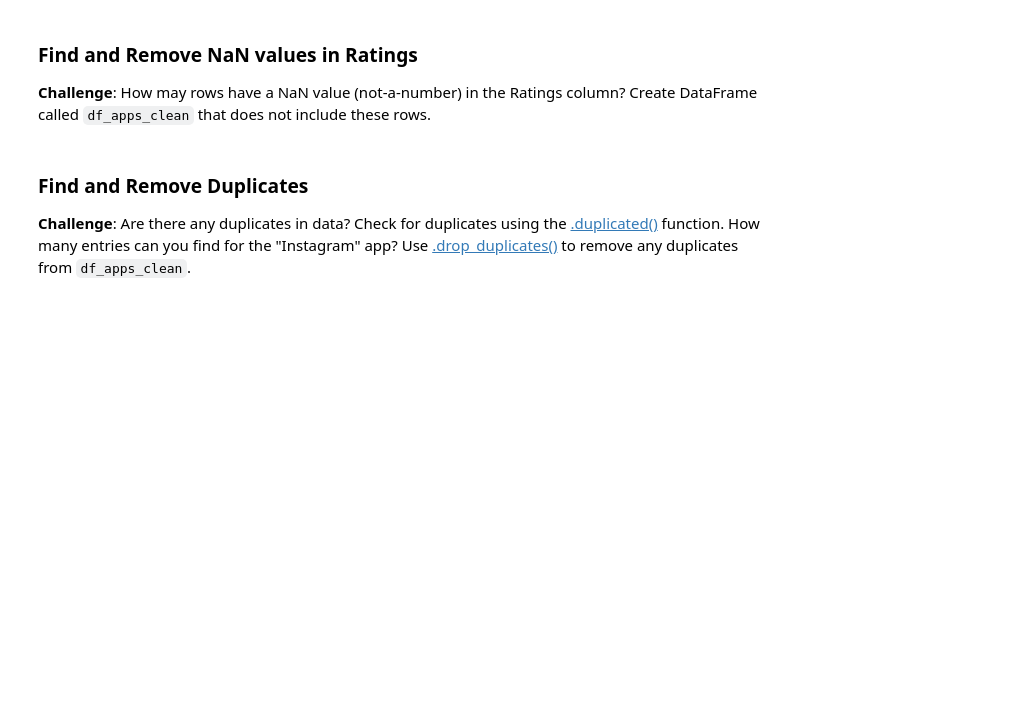
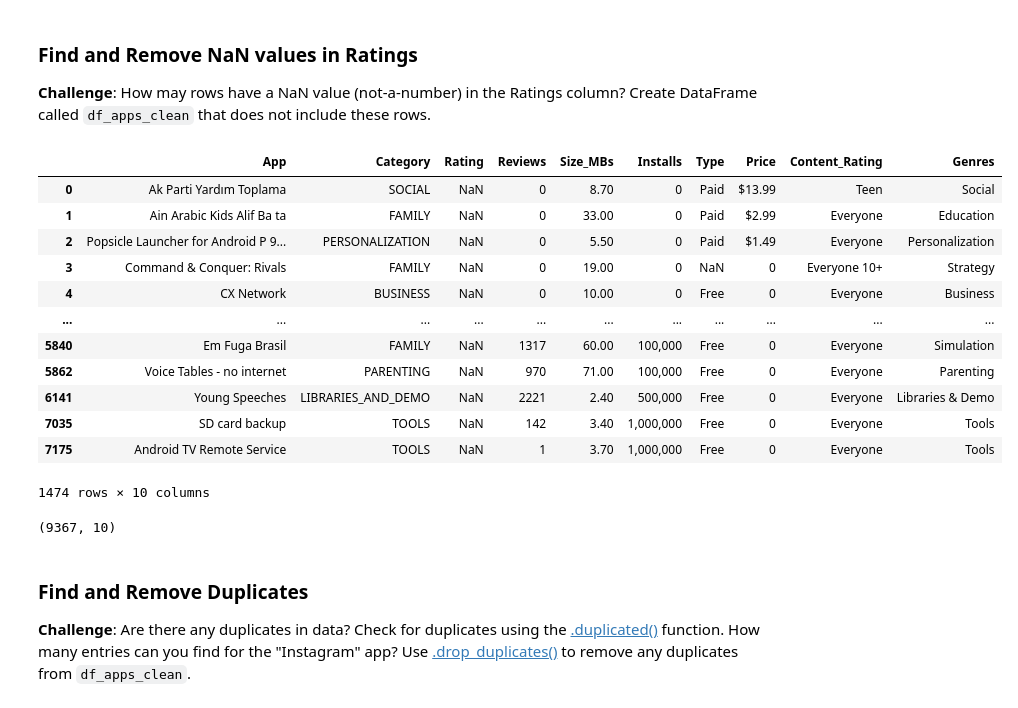
Before and after one commit to HKubinhetz/DS-AppStore, a Jupyter notebook: Google_Play_Store_App_Analytics_(start).ipynb, the cells around one changed output. Saved outputs shown, nothing was run; the diff lists cells and outputs as text; code cells hidden in the pictures; blank space fills up the shorter version.

```diff
--- a/Google_Play_Store_App_Analytics_(start).ipynb
+++ b/Google_Play_Store_App_Analytics_(start).ipynb
@@ -35,10 +56,34 @@ df_apps = pd.read_csv('/content/drive/MyDrive/PythonDS/05 - App Store/apps.csv')
 ### Drop Unused Columns
 
 **Challenge**: Remove the columns called `Last_Updated` and `Android_Version` from the DataFrame. We will not use these columns.
+# %%
+df_apps.drop(columns=["Last_Updated","Android_Ver"], inplace=True)
 # %% [markdown]
 ### Find and Remove NaN values in Ratings
 
 **Challenge**: How may rows have a NaN value (not-a-number) in the Ratings column? Create DataFrame called `df_apps_clean` that does not include these rows.
+# %%
+# Finding rows with NaN values:
+df_apps[df_apps["Rating"].isna()]
+# %% [output]
+|  | App | Category | Rating | Reviews | Size_MBs | Installs | Type | Price | Content_Rating | Genres |
+| 0 | Ak Parti Yardım Toplama | SOCIAL | NaN | 0 | 8.70 | 0 | Paid | $13.99 | Teen | Social |
+| 1 | Ain Arabic Kids Alif Ba ta | FAMILY | NaN | 0 | 33.00 | 0 | Paid | $2.99 | Everyone | Education |
+| 2 | Popsicle Launcher for Android P 9... | PERSONALIZATION | NaN | 0 | 5.50 | 0 | Paid | $1.49 | Everyone | Personalization |
+| 3 | Command & Conquer: Rivals | FAMILY | NaN | 0 | 19.00 | 0 | NaN | 0 | Everyone 10+ | Strategy |
+| 4 | CX Network | BUSINESS | NaN | 0 | 10.00 | 0 | Free | 0 | Everyone | Business |
+| ... | ... | ... | ... | ... | ... | ... | ... | ... | ... | ... |
+| 5840 | Em Fuga Brasil | FAMILY | NaN | 1317 | 60.00 | 100,000 | Free | 0 | Everyone | Simulation |
+| 5862 | Voice Tables - no internet | PARENTING | NaN | 970 | 71.00 | 100,000 | Free | 0 | Everyone | Parenting |
+| 6141 | Young Speeches | LIBRARIES_AND_DEMO | NaN | 2221 | 2.40 | 500,000 | Free | 0 | Everyone | Libraries & Demo |
+| 7035 | SD card backup | TOOLS | NaN | 142 | 3.40 | 1,000,000 | Free | 0 | Everyone | Tools |
+| 7175 | Android TV Remote Service | TOOLS | NaN | 1 | 3.70 | 1,000,000 | Free | 0 | Everyone | Tools |
+1474 rows × 10 columns
+# %%
+df_apps_clean = df_apps.dropna()
+print(df_apps_clean.shape)
+# %% [output]
+(9367, 10)
 # %% [markdown]
 ### Find and Remove Duplicates
 
```
Also changed, not shown: parts of 3 cells of this notebook.
